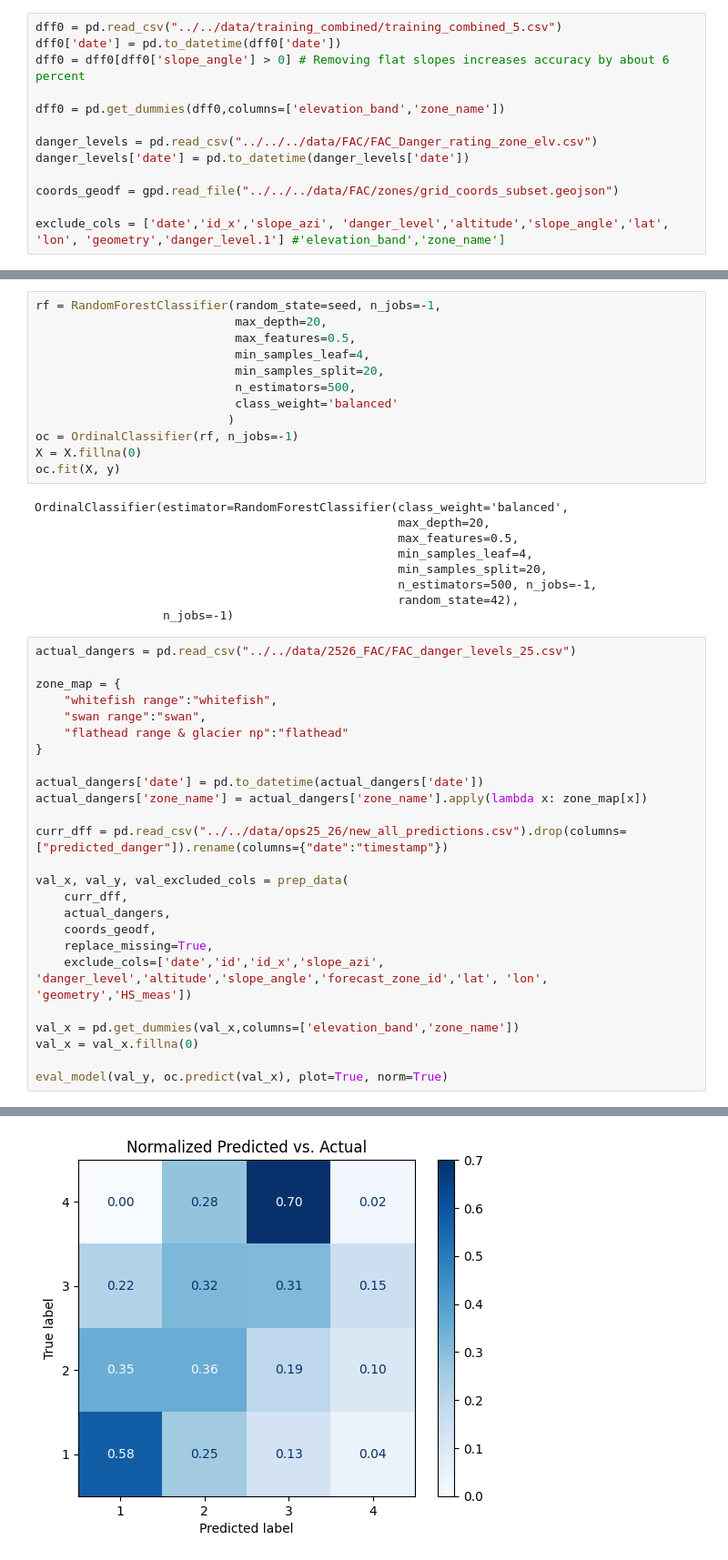
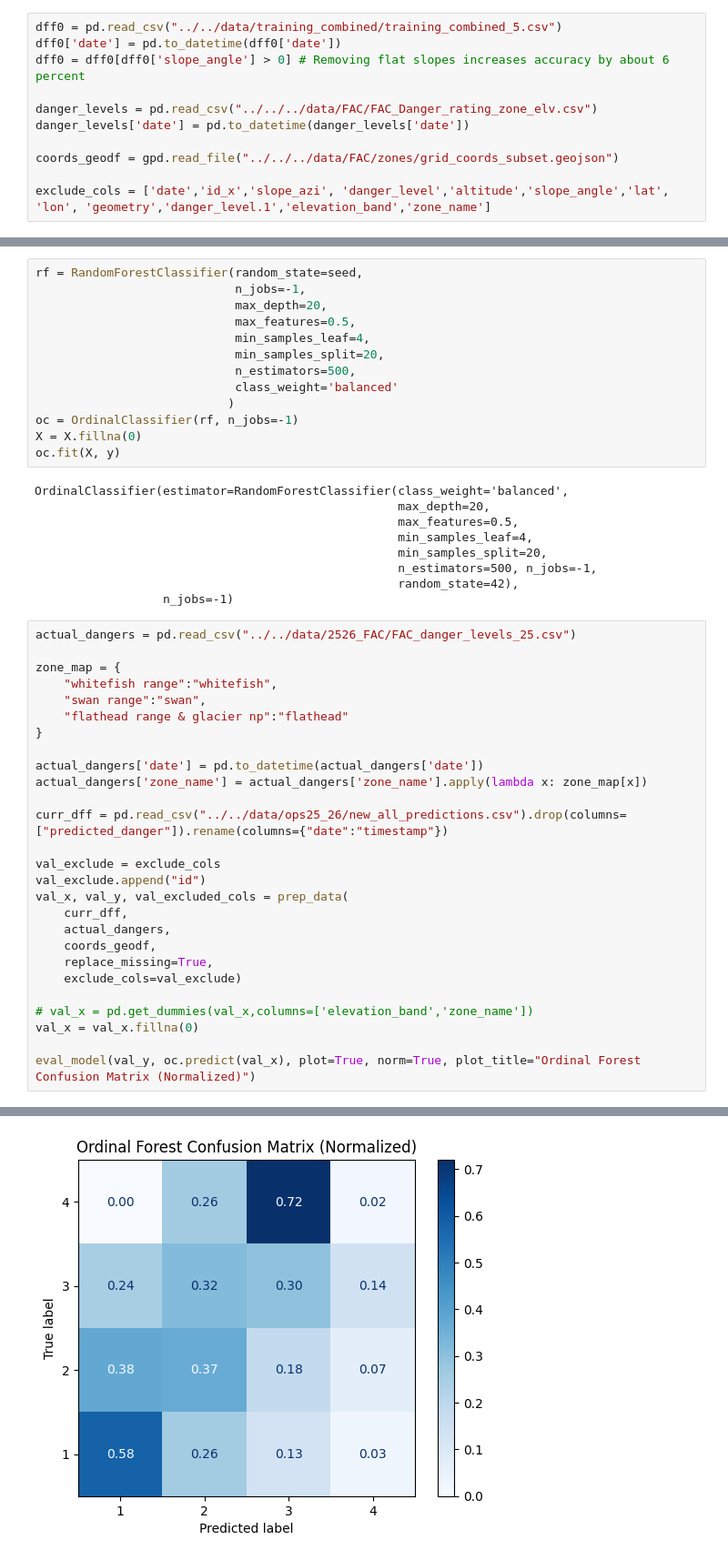
Before and after one commit to CanFam23/avy-forecasting, a Jupyter notebook: notebooks/model/ordinal.ipynb, the cells around one changed output, grey strips where cells are left out. Shown at 91% size. Cells and saved outputs as stored; diff of their text form.

Commit message:
Rerun xgBoost and ordinal with LOSO CV and explore features

```diff
--- a/notebooks/model/ordinal.ipynb
+++ b/notebooks/model/ordinal.ipynb
@@ -28,15 +29,13 @@ from sklego.meta import OrdinalClassifier
 dff0 = pd.read_csv("../../data/training_combined/training_combined_5.csv")
 dff0['date'] = pd.to_datetime(dff0['date'])
 dff0 = dff0[dff0['slope_angle'] > 0] # Removing flat slopes increases accuracy by about 6 percent
-
-dff0 = pd.get_dummies(dff0,columns=['elevation_band','zone_name'])
 
 danger_levels = pd.read_csv("../../../data/FAC/FAC_Danger_rating_zone_elv.csv")
 danger_levels['date'] = pd.to_datetime(danger_levels['date'])
 
 coords_geodf = gpd.read_file("../../../data/FAC/zones/grid_coords_subset.geojson")
 
-exclude_cols = ['date','id_x','slope_azi', 'danger_level','altitude','slope_angle','lat', 'lon', 'geometry','danger_level.1'] #'elevation_band','zone_name']
+exclude_cols = ['date','id_x','slope_azi', 'danger_level','altitude','slope_angle','lat', 'lon', 'geometry','danger_level.1','elevation_band','zone_name']
 # %%
 seasons = [
     (2021, 2022),
@@ -145,7 +144,8 @@ trainingScores = [{'accuracy': 0.9925487352988561, 'balanced_accuracy': 0.995146
 
 testingScores = [{'accuracy': 0.5093005952380952, 'balanced_accuracy': 0.4588139978350997, 'mae': 0.5321800595238095}, {'accuracy': 0.5584161931818182, 'balanced_accuracy': 0.39391675781285823, 'mae': 0.47241950757575757}, {'accuracy': 0.540984623015873, 'balanced_accuracy': 0.39062244907859067, 'mae': 0.5026661706349206}, {'accuracy': 0.5855579605579606, 'balanced_accuracy': 0.43504200617506406, 'mae': 0.43867243867243866}]
 # %%
-rf = RandomForestClassifier(random_state=seed, n_jobs=-1,
+rf = RandomForestClassifier(random_state=seed,
+                            n_jobs=-1,
                             max_depth=20,
                             max_features=0.5,
                             min_samples_leaf=4,
@@ -179,15 +179,17 @@ actual_dangers['zone_name'] = actual_dangers['zone_name'].apply(lambda x: zone_m
 
 curr_dff = pd.read_csv("../../data/ops25_26/new_all_predictions.csv").drop(columns=["predicted_danger"]).rename(columns={"date":"timestamp"})
 
+val_exclude = exclude_cols
+val_exclude.append("id")
 val_x, val_y, val_excluded_cols = prep_data(
     curr_dff,
     actual_dangers,
     coords_geodf,
     replace_missing=True,
-    exclude_cols=['date','id','id_x','slope_azi', 'danger_level','altitude','slope_angle','forecast_zone_id','lat', 'lon', 'geometry','HS_meas'])
+    exclude_cols=val_exclude)
 
-val_x = pd.get_dummies(val_x,columns=['elevation_band','zone_name'])
+# val_x = pd.get_dummies(val_x,columns=['elevation_band','zone_name'])
 val_x = val_x.fillna(0)
 
-eval_model(val_y, oc.predict(val_x), plot=True, norm=True)
+eval_model(val_y, oc.predict(val_x), plot=True, norm=True, plot_title="Ordinal Forest Confusion Matrix (Normalized)")
 # %% [output]
@@ -200 +202 @@ MAE: 0.7235256816740647
-[figure, old version]
+[figure, new version]
```
Also changed, not shown: parts of 10 cells of this notebook, 1 other file.
